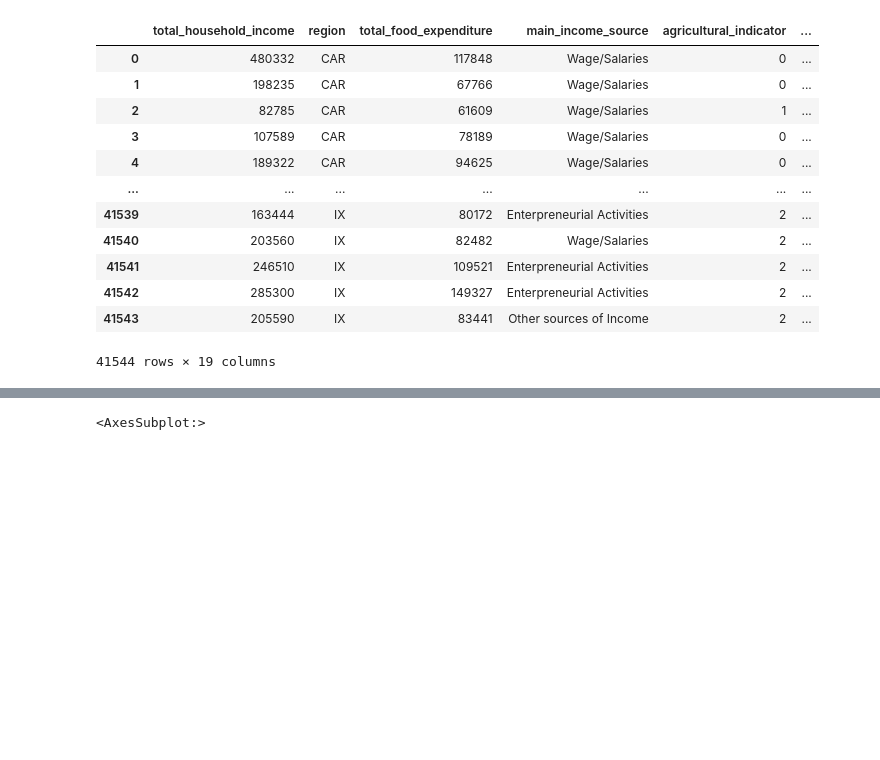
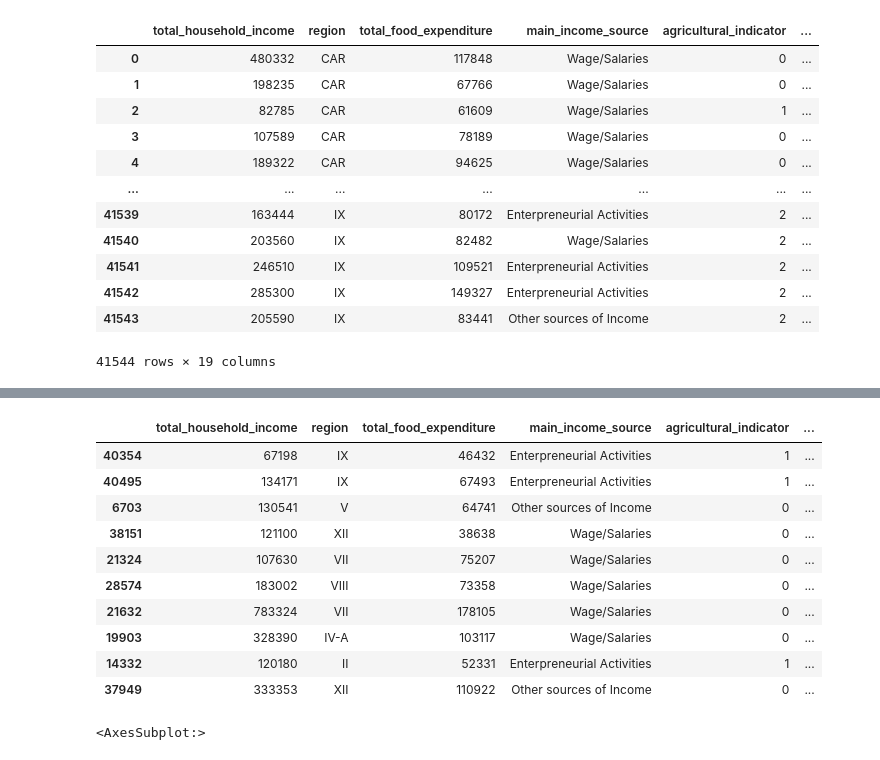
Before and after one commit to legaspicary/it465-group-project, a Jupyter notebook: group_project.ipynb, the cells around one changed output, grey strips where cells are left out. Cells and saved outputs as stored; diff of their text form; code cells hidden in the pictures; blank space fills up the shorter version.

```diff
--- a/group_project.ipynb
+++ b/group_project.ipynb
@@ -103,3 +126,18 @@ income_df
+# %%
+income_df = income_df.replace('..','nan')
+income_df.sample(10)
+# %% [output]
+|  | total_household_income | region | total_food_expenditure | main_income_source | agricultural_indicator | ... |
+| 40354 | 67198 | IX | 46432 | Enterpreneurial Activities | 1 | ... |
+| 40495 | 134171 | IX | 67493 | Enterpreneurial Activities | 1 | ... |
+| 6703 | 130541 | V | 64741 | Other sources of Income | 0 | ... |
+| 38151 | 121100 | XII | 38638 | Wage/Salaries | 0 | ... |
+| 21324 | 107630 | VII | 75207 | Wage/Salaries | 0 | ... |
+| 28574 | 183002 | VIII | 73358 | Wage/Salaries | 0 | ... |
+| 21632 | 783324 | VII | 178105 | Wage/Salaries | 0 | ... |
+| 19903 | 328390 | IV-A | 103117 | Wage/Salaries | 0 | ... |
+| 14332 | 120180 | II | 52331 | Enterpreneurial Activities | 1 | ... |
+| 37949 | 333353 | XII | 110922 | Other sources of Income | 0 | ... |
 # %%
 corr = income_df.corr()
 # Make figure size larger
```
Also changed, not shown: parts of 5 cells of this notebook.
